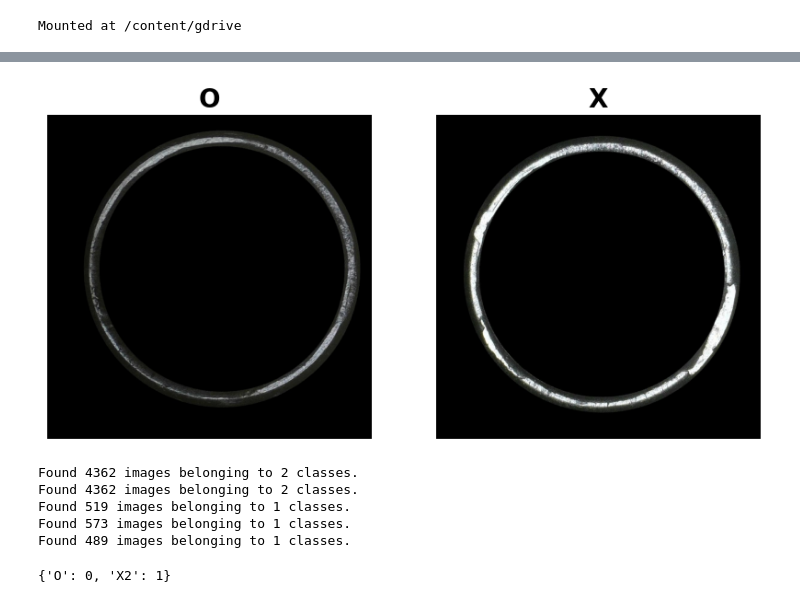
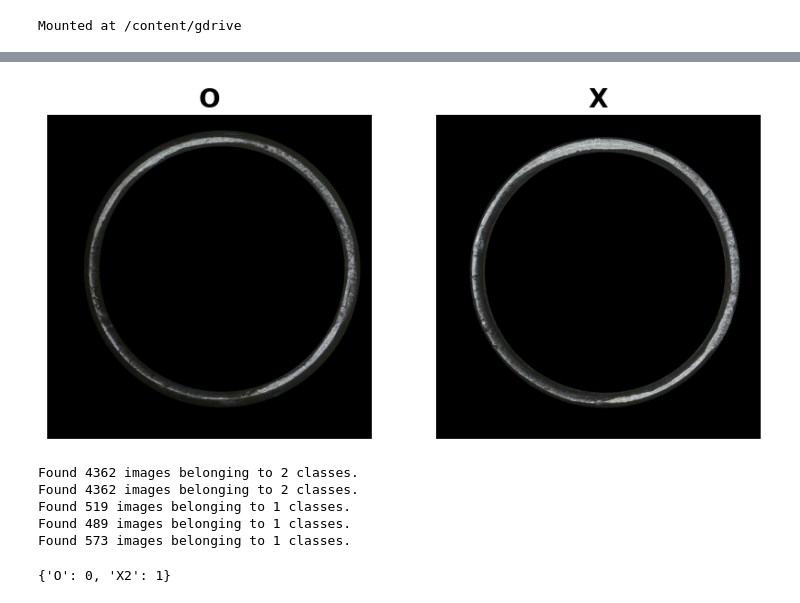
Before and after one commit to dogpaw1230/Abnormal_Detection, a Jupyter notebook: CNN_Abnormal_Detection.ipynb, the cells around one changed output, grey strips where cells are left out. Drawn from its saved outputs; the diff is of its cells as text; code cells hidden in the pictures.

```diff
--- a/CNN_Abnormal_Detection.ipynb
+++ b/CNN_Abnormal_Detection.ipynb
@@ -41,20 +41,20 @@ test_path = data_dir + 'test/'
 # %%
 plt.figure(figsize=(10,8))
 ok = plt.imread(train_path + 'O/00001_11O_1.jpg')
 plt.subplot(1, 2, 1)
 plt.axis('off')
 plt.title("O", weight='bold', size=20)
 plt.imshow(ok,cmap='gray')
 
-ng = plt.imread(train_path + 'X2/00001_22X_1.jpg')
+ng = plt.imread(train_path + 'X1/00001_11X_1.jpg')
 plt.subplot(1, 2, 2)
 plt.axis('off')
 plt.title("X", weight='bold', size=20)
 plt.imshow(ng,cmap='gray')
 
 plt.show()
 # %% [output]
-[figure, old version]
+[figure, new version]
 # %%
 image_gen = ImageDataGenerator(rescale=1/255,
                                validation_split=0.3)
@@ -90,7 +90,7 @@ test_set1 = image_gen.flow_from_directory(test_path,
 test_set2 = image_gen.flow_from_directory(test_path,
                                            target_size=image_shape[:2],
                                            color_mode="grayscale",
-                                           classes={'X2': 1},
+                                           classes={'X1': 1},
                                            batch_size=batch_size,
                                            class_mode='binary',
                                            shuffle=False)
@@ -98,7 +98,7 @@ test_set2 = image_gen.flow_from_directory(test_path,
 test_set3 = image_gen.flow_from_directory(test_path,
                                            target_size=image_shape[:2],
                                            color_mode="grayscale",
-                                           classes={'X1': 1},
+                                           classes={'X2': 1},
                                            batch_size=batch_size,
                                            class_mode='binary',
                                            shuffle=False)
@@ -106,8 +106,8 @@ test_set3 = image_gen.flow_from_directory(test_path,
 Found 4362 images belonging to 2 classes.
 Found 4362 images belonging to 2 classes.
 Found 519 images belonging to 1 classes.
+Found 489 images belonging to 1 classes.
 Found 573 images belonging to 1 classes.
-Found 489 images belonging to 1 classes.
 # %%
 train_set.class_indices
 # %% [output]
```
Also changed, not shown: parts of 13 cells of this notebook.
